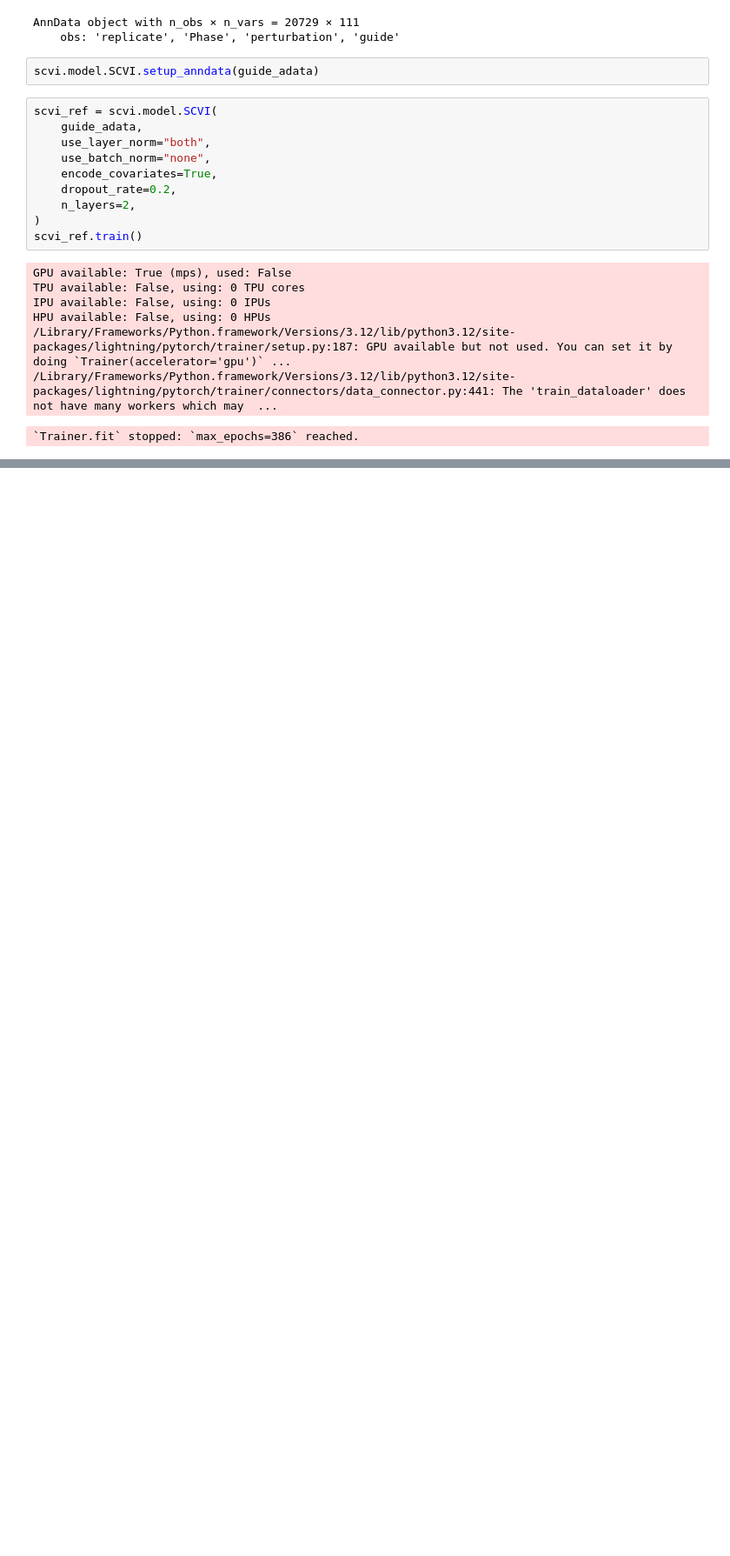
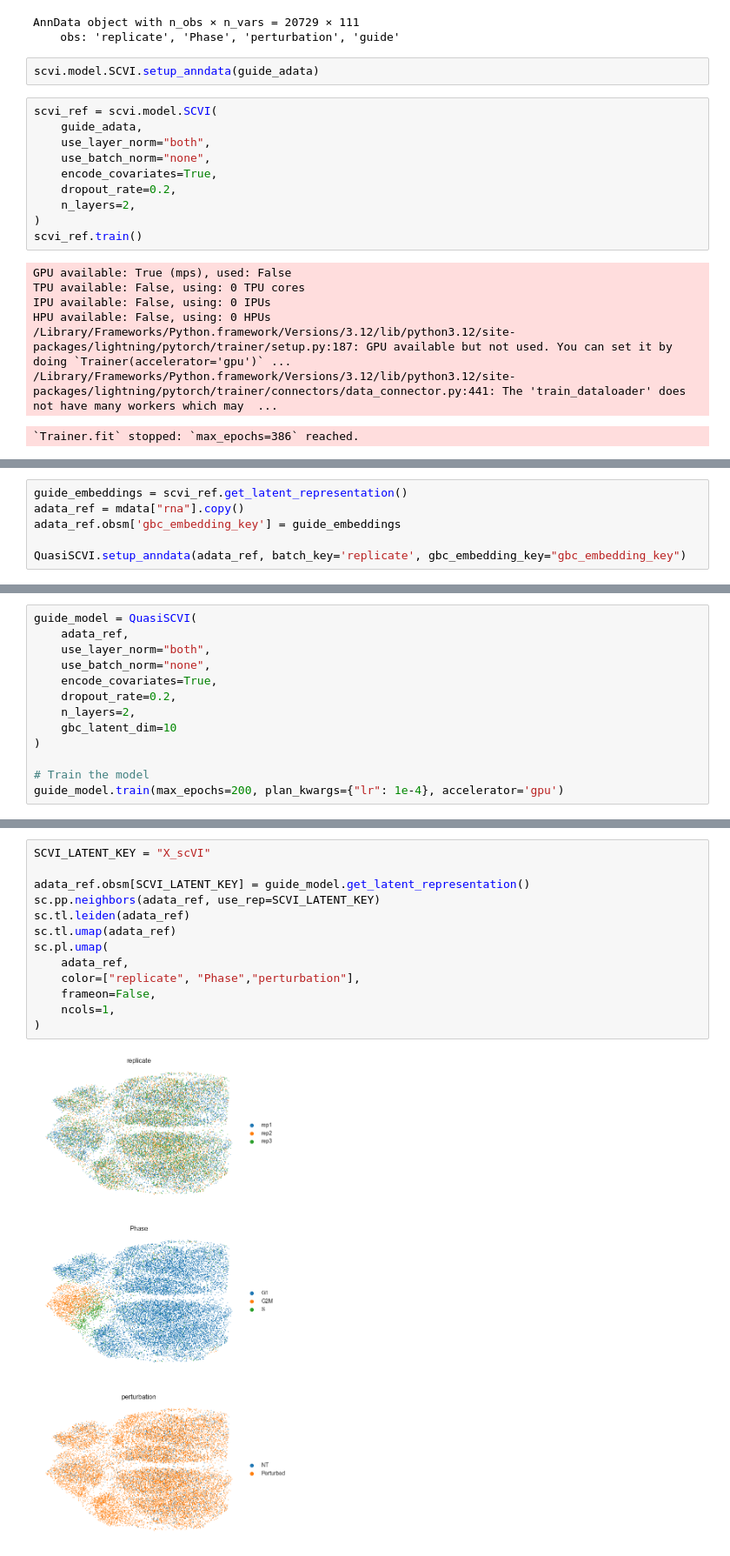
Before and after one commit to theislab/quasiSCVI, a Jupyter notebook: guide x cell matrix.ipynb, the cells around one changed output, grey strips where cells are left out. Shown at 87% size. Drawn from its saved outputs; the diff is of its cells as text; blank space fills up the shorter version.

```diff
--- a/guide x cell matrix.ipynb
+++ b/guide x cell matrix.ipynb
@@ -100,0 +60,6 @@ sc.pl.umap(
+# %%
+guide_embeddings = scvi_ref.get_latent_representation()
+adata_ref = mdata["rna"].copy()
+adata_ref.obsm['gbc_embedding_key'] = guide_embeddings
+
+QuasiSCVI.setup_anndata(adata_ref, batch_key='replicate', gbc_embedding_key="gbc_embedding_key")
@@ -100,0 +68,13 @@ sc.pl.umap(
+# %%
+guide_model = QuasiSCVI(
+    adata_ref,
+    use_layer_norm="both",
+    use_batch_norm="none",
+    encode_covariates=True,
+    dropout_rate=0.2,
+    n_layers=2,
+    gbc_latent_dim=10
+)
+
+# Train the model
+guide_model.train(max_epochs=200, plan_kwargs={"lr": 1e-4}, accelerator='gpu')
@@ -100,0 +88,15 @@ sc.pl.umap(
+# %%
+SCVI_LATENT_KEY = "X_scVI"
+
+adata_ref.obsm[SCVI_LATENT_KEY] = guide_model.get_latent_representation()
+sc.pp.neighbors(adata_ref, use_rep=SCVI_LATENT_KEY)
+sc.tl.leiden(adata_ref)
+sc.tl.umap(adata_ref)
+sc.pl.umap(
+    adata_ref,
+    color=["replicate", "Phase","perturbation"],
+    frameon=False,
+    ncols=1,
+)
+# %% [output]
+[figure, added]
```
Also changed, not shown: parts of 10 cells of this notebook, 5 other files.
